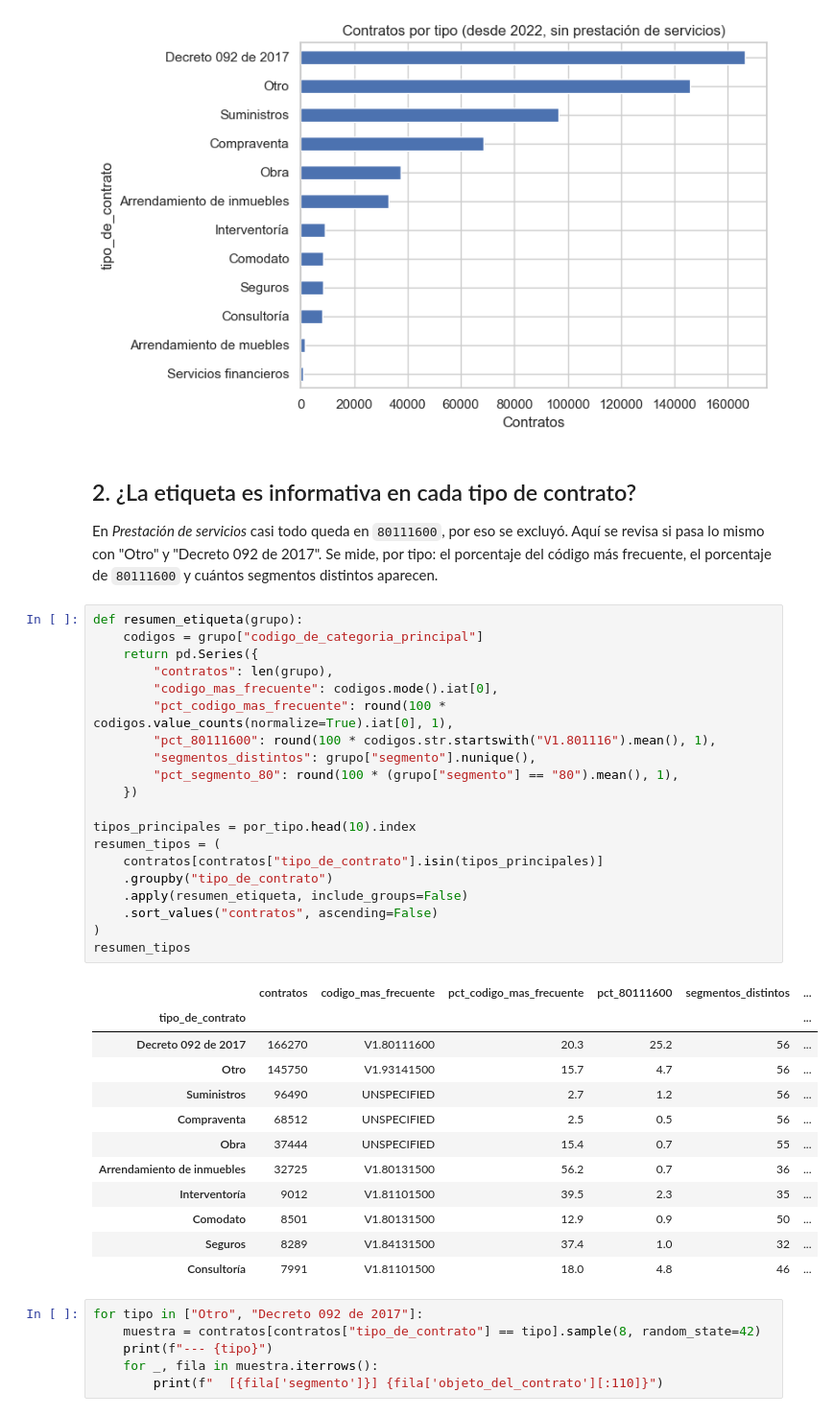
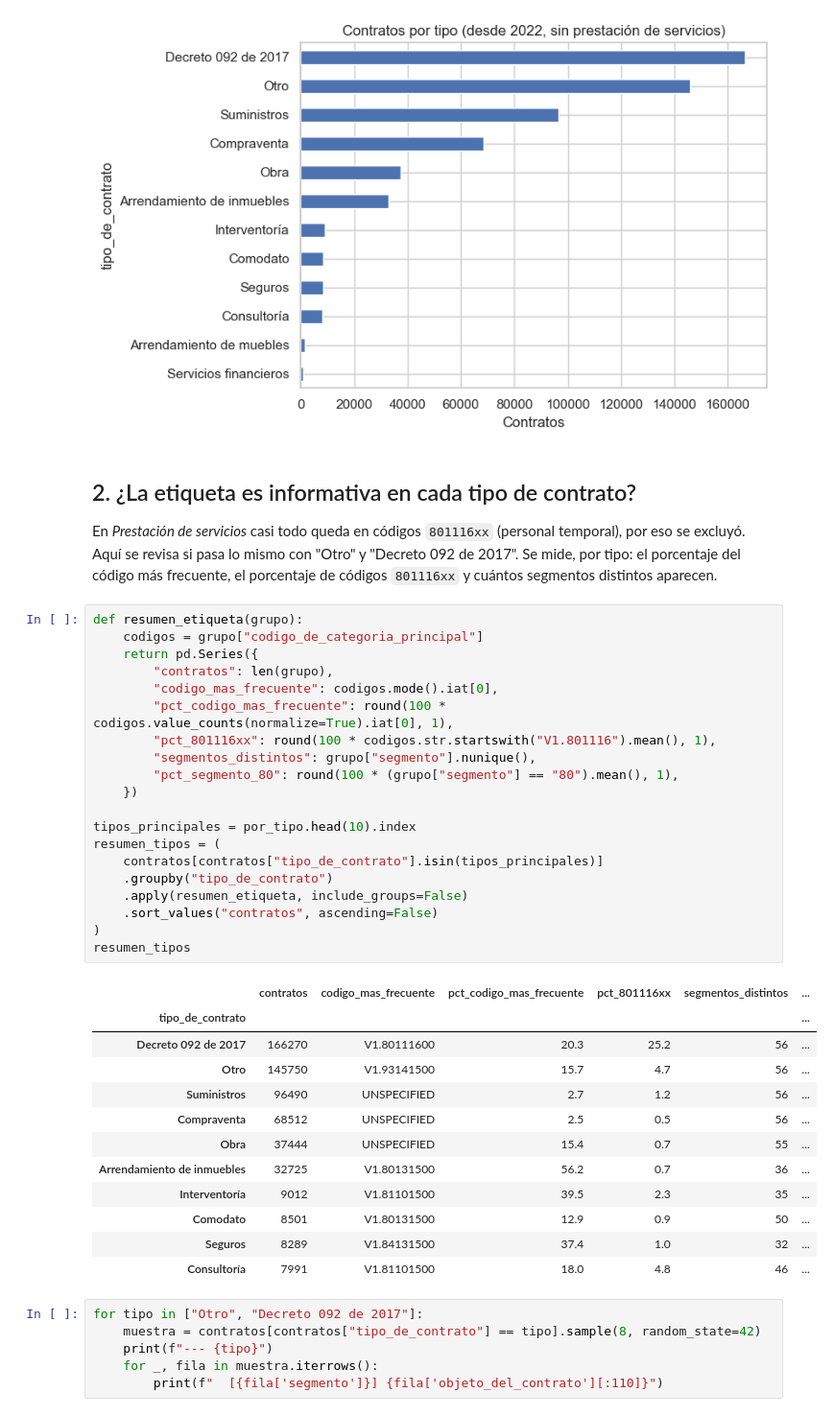
Before and after one commit to crissebasbol/nlp-course, a Jupyter notebook: proyecto/notebooks/01_eda.ipynb, the cells around one changed output. Shown at 96% size. Cells and saved outputs as stored; diff of their text form.

```diff
--- a/proyecto/notebooks/01_eda.ipynb
+++ b/proyecto/notebooks/01_eda.ipynb
@@ -71,31 +71,31 @@ Venta inmuebles                        52   0.0
 # %% [markdown]
 ## 2. ¿La etiqueta es informativa en cada tipo de contrato?
 
-En *Prestación de servicios* casi todo queda en `80111600`, por eso se excluyó. Aquí se revisa si
+En *Prestación de servicios* casi todo queda en códigos `801116xx` (personal temporal), por eso se excluyó. Aquí se revisa si
 pasa lo mismo con "Otro" y "Decreto 092 de 2017". Se mide, por tipo: el porcentaje del código más
-frecuente, el porcentaje de `80111600` y cuántos segmentos distintos aparecen.
+frecuente, el porcentaje de códigos `801116xx` y cuántos segmentos distintos aparecen.
 # %%
 def resumen_etiqueta(grupo):
     codigos = grupo["codigo_de_categoria_principal"]
     return pd.Series({
         "contratos": len(grupo),
         "codigo_mas_frecuente": codigos.mode().iat[0],
         "pct_codigo_mas_frecuente": round(100 * codigos.value_counts(normalize=True).iat[0], 1),
-        "pct_80111600": round(100 * codigos.str.startswith("V1.801116").mean(), 1),
+        "pct_801116xx": round(100 * codigos.str.startswith("V1.801116").mean(), 1),
         "segmentos_distintos": grupo["segmento"].nunique(),
         "pct_segmento_80": round(100 * (grupo["segmento"] == "80").mean(), 1),
     })
 
 tipos_principales = por_tipo.head(10).index
 resumen_tipos = (
     contratos[contratos["tipo_de_contrato"].isin(tipos_principales)]
     .groupby("tipo_de_contrato")
     .apply(resumen_etiqueta, include_groups=False)
     .sort_values("contratos", ascending=False)
 )
 resumen_tipos
 # %% [output]
-|  | contratos | codigo_mas_frecuente | pct_codigo_mas_frecuente | pct_80111600 | segmentos_distintos | ... |
+|  | contratos | codigo_mas_frecuente | pct_codigo_mas_frecuente | pct_801116xx | segmentos_distintos | ... |
 | tipo_de_contrato |  |  |  |  |  | ... |
 | Decreto 092 de 2017 | 166270 | V1.80111600 | 20.3 | 25.2 | 56 | ... |
 | Otro | 145750 | V1.93141500 | 15.7 | 4.7 | 56 | ... |
```
Also changed, not shown: parts of 10 cells of this notebook, 4 other files.
